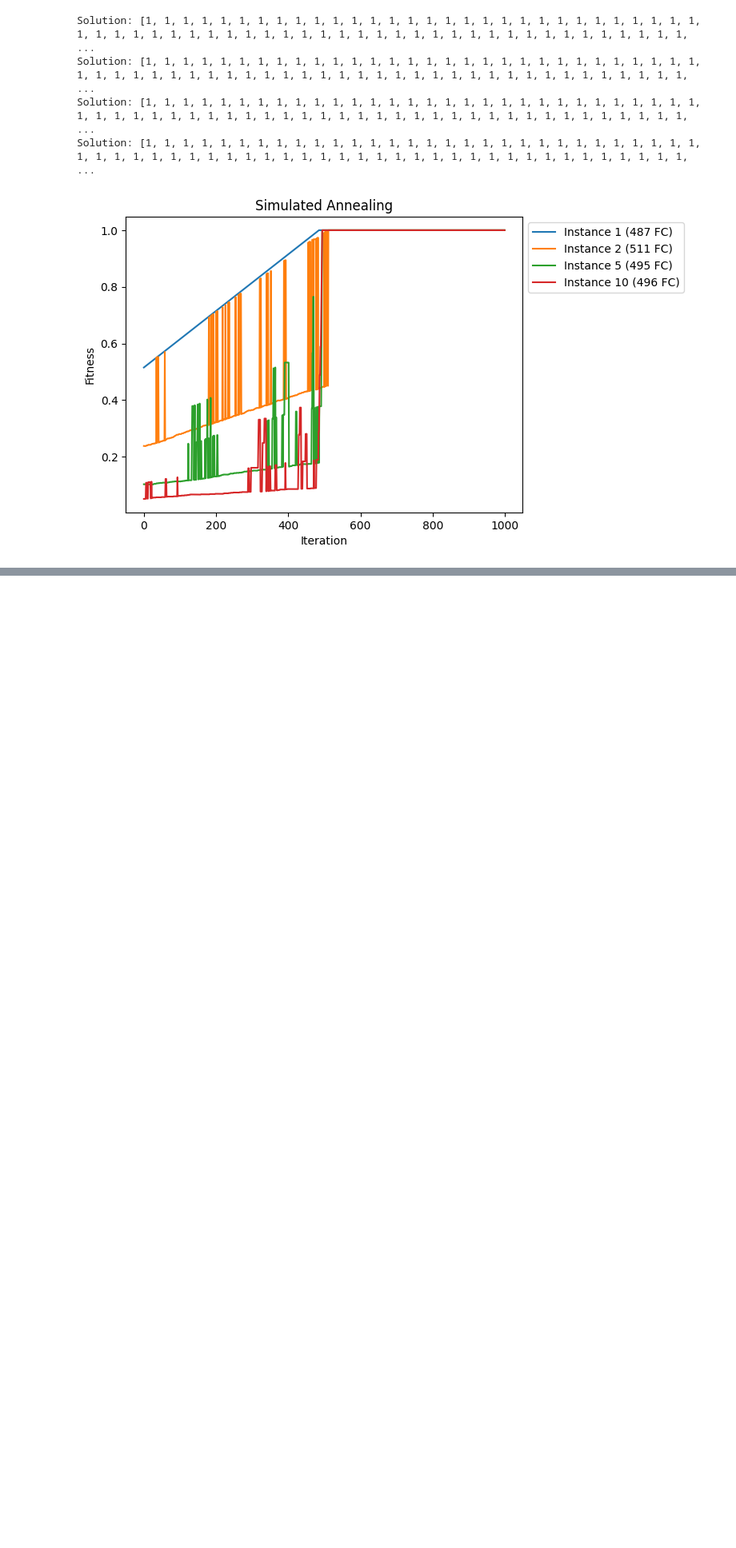
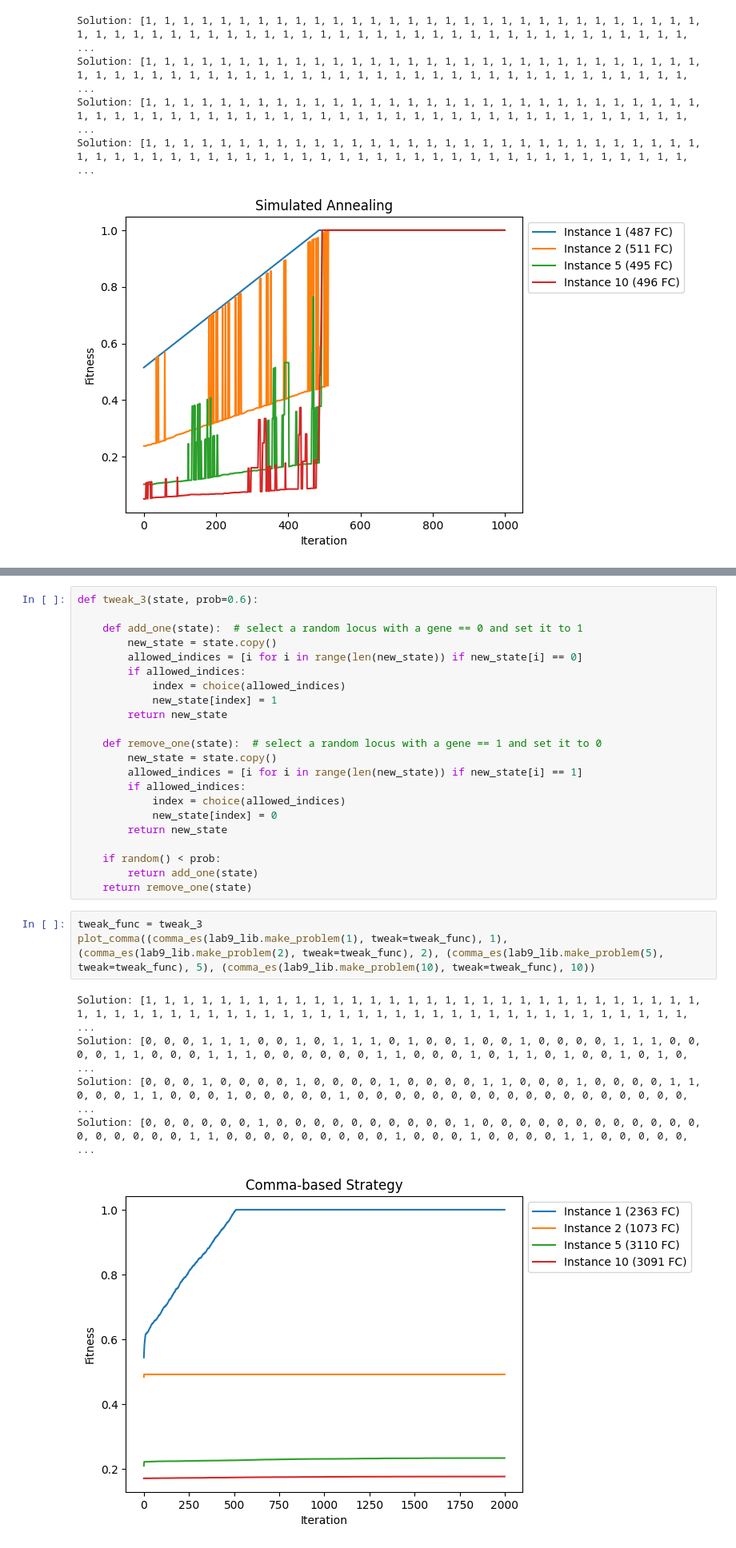
Before and after one commit to Guido-Pio-Natalizio/computational-intelligence, a Jupyter notebook: Lab 3 - Black Box Optimization/lab9.ipynb, the cells around one changed output, grey strips where cells are left out. Shown at 80% size. Drawn from its saved outputs; the diff is of its cells as text; blank space fills up the shorter version.

```diff
--- a/Lab 3 - Black Box Optimization/lab9.ipynb
+++ b/Lab 3 - Black Box Optimization/lab9.ipynb
@@ -263,0 +386,31 @@ Solution: [1, 0, 0, 1, 1, 1, 1, 1, 0, 1, 0, 1, 0, 0, 0, 1, 0, 0, 0, 1, 1, 1, 0,
+# %%
+def tweak_3(state, prob=0.6):
+
+    def add_one(state):  # select a random locus with a gene == 0 and set it to 1
+        new_state = state.copy()
+        allowed_indices = [i for i in range(len(new_state)) if new_state[i] == 0]
+        if allowed_indices:
+            index = choice(allowed_indices)
+            new_state[index] = 1
+        return new_state
+
+    def remove_one(state):  # select a random locus with a gene == 1 and set it to 0
+        new_state = state.copy()
+        allowed_indices = [i for i in range(len(new_state)) if new_state[i] == 1]
+        if allowed_indices:
+            index = choice(allowed_indices)
+            new_state[index] = 0
+        return new_state
+
+    if random() < prob:
+        return add_one(state)
+    return remove_one(state)
+# %%
+tweak_func = tweak_3
+plot_comma((comma_es(lab9_lib.make_problem(1), tweak=tweak_func), 1), (comma_es(lab9_lib.make_problem(2), tweak=tweak_func), 2), (comma_es(lab9_lib.make_problem(5), tweak=tweak_func), 5), (comma_es(lab9_lib.make_problem(10), tweak=tweak_func), 10))
+# %% [output]
+Solution: [1, 1, 1, 1, 1, 1, 1, 1, 1, 1, 1, 1, 1, 1, 1, 1, 1, 1, 1, 1, 1, 1, 1, 1, 1, 1, 1, 1, 1, 1, 1, 1, 1, 1, 1, 1, 1, 1, 1, 1, 1, 1, 1, 1, 1, 1, 1, 1, 1, 1, 1, 1, 1, 1, 1, 1, 1, 1, 1, 1, 1, 1, 1,  ...
+Solution: [0, 0, 0, 1, 1, 1, 0, 0, 1, 0, 1, 1, 1, 0, 1, 0, 0, 1, 0, 0, 1, 0, 0, 0, 0, 1, 1, 1, 0, 0, 0, 0, 1, 1, 0, 0, 0, 1, 1, 1, 0, 0, 0, 0, 0, 0, 1, 1, 0, 0, 0, 1, 0, 1, 1, 0, 1, 0, 0, 1, 0, 1, 0,  ...
+Solution: [0, 0, 0, 1, 0, 0, 0, 0, 1, 0, 0, 0, 0, 1, 0, 0, 0, 0, 1, 1, 0, 0, 0, 1, 0, 0, 0, 0, 1, 1, 0, 0, 0, 1, 1, 0, 0, 0, 1, 0, 0, 0, 0, 0, 1, 0, 0, 0, 0, 0, 0, 0, 0, 0, 0, 0, 0, 0, 0, 0, 0, 0, 0,  ...
+Solution: [0, 0, 0, 0, 0, 0, 1, 0, 0, 0, 0, 0, 0, 0, 0, 0, 0, 1, 0, 0, 0, 0, 0, 0, 0, 0, 0, 0, 0, 0, 0, 0, 0, 0, 0, 0, 1, 1, 0, 0, 0, 0, 0, 0, 0, 0, 0, 1, 0, 0, 0, 1, 0, 0, 0, 0, 1, 1, 0, 0, 0, 0, 0,  ...
+[figure, added]
```
Also changed, not shown: parts of 24 cells of this notebook.
